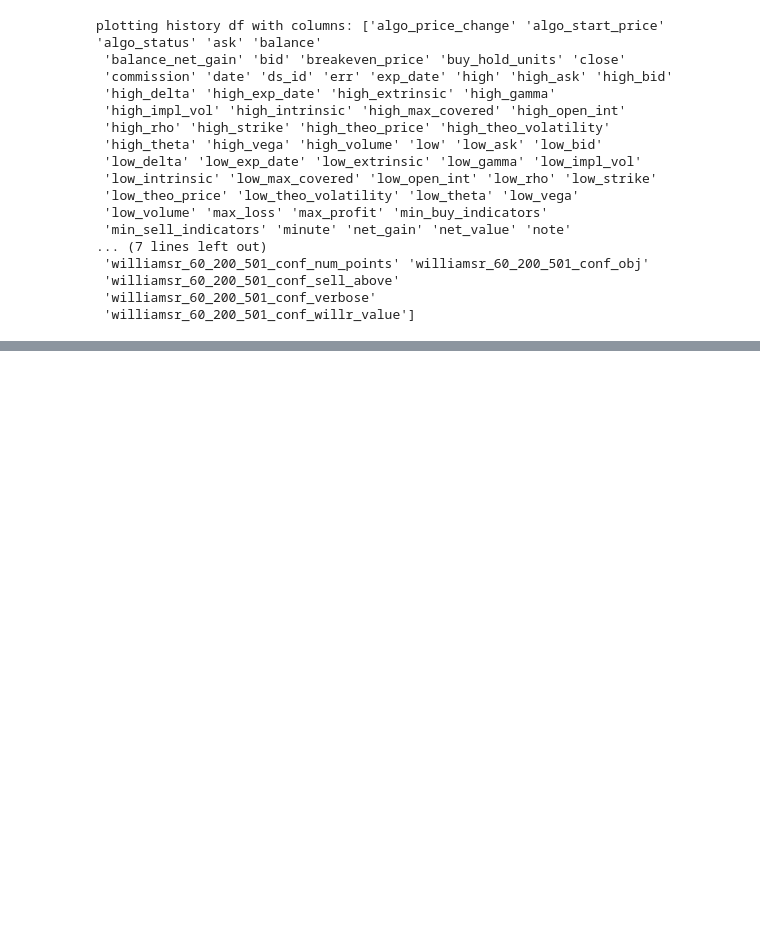
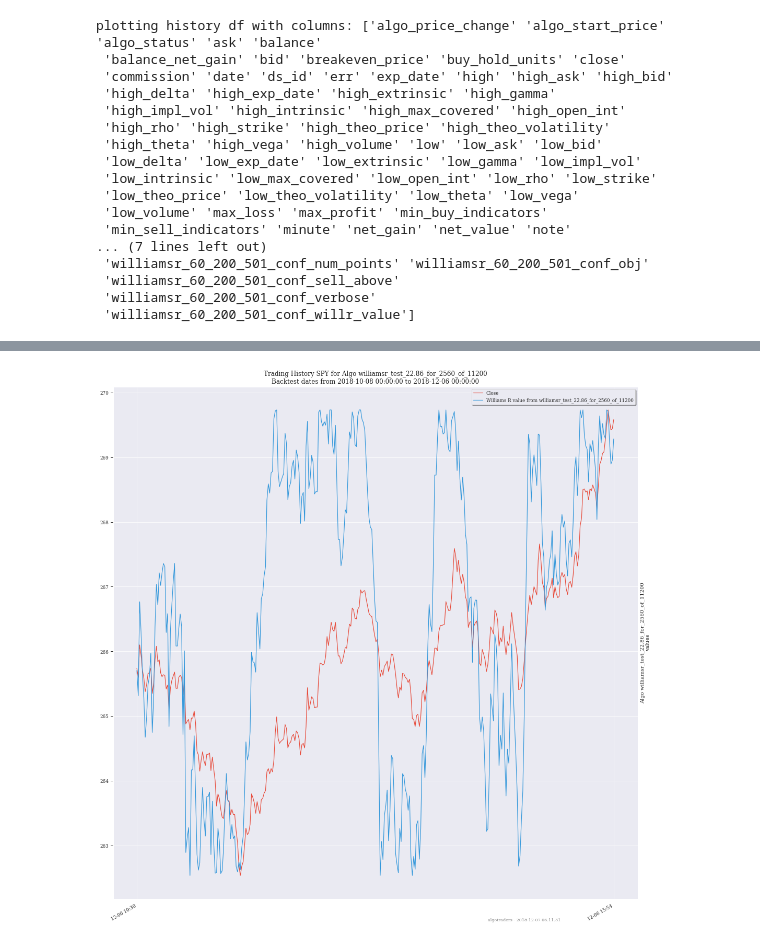
Before and after one commit to AlgoTraders/stock-analysis-engine, a Jupyter notebook: compose/docker/notebooks/Analyze Compressed Algorithm Trading Histories Stored in S3.ipynb, the cells around one changed output, grey strips where cells are left out. Drawn from its saved outputs; the diff is of its cells as text; code cells hidden in the pictures; blank space fills up the shorter version.

```diff
--- a/compose/docker/notebooks/Analyze Compressed Algorithm Trading Histories Stored in S3.ipynb
+++ b/compose/docker/notebooks/Analyze Compressed Algorithm Trading Histories Stored in S3.ipynb
@@ -136,0 +180,18 @@ plot_res = plot_trading_history.plot_trading_history(
+# %%
+import analysis_engine.algo as base_algo
+import analysis_engine.run_algo as run_algo
+
+ticker = algo_config['ticker']
+algo_obj = base_algo.BaseAlgo(ticker=ticker, config_dict=algo_config)
+
+print('algo started at: {}'.format(datetime.datetime.now().strftime('%Y-%m-%d %H:%M:%S')))
+algo_res = run_algo.run_algo(ticker=ticker, algo=algo_obj, raise_on_err=True)
+print('algo ended at: {}'.format(datetime.datetime.now().strftime('%Y-%m-%d %H:%M:%S')))
+
+if algo_res['status'] != consts.SUCCESS:
+    print(
+        'failed running algo backtest '
+        '{} hit status: {} error: {}'.format(
+            algo_obj.get_name(),
+            consts.get_status(status=algo_res['status']),
+            algo_res['err']))
@@ -136,0 +203,64 @@ plot_res = plot_trading_history.plot_trading_history(
+# %%
+print(
+    'backtest: {} {}'.format(
+        algo_obj.get_name(),
+        consts.get_status(status=algo_res['status'])))
+
+trading_history_dict = algo_obj.get_history_dataset()
+replay_df = trading_history_dict[ticker]
+
+if not hasattr(history_df, 'to_json'):
+    print('no history to plot')
+else:
+    print('plotting history')
+
+    first_date = replay_df['date'].iloc[0]
+    end_date = replay_df['date'].iloc[-1]
+    title = (
+        'Trading History {} for Algo {}\n'
+        'Backtest dates from {} to {}'.format(
+            ticker,
+            trading_history_dict['algo_name'],
+            first_date,
+            end_date))
+    use_xcol = 'date'
+    use_as_date_format = '%d\n%b'
+    if algo_config['timeseries'] == 'minute':
+        use_xcol = 'minute'
+        use_as_date_format = '%d %H:%M:%S\n%b'
+    xlabel = 'Dates vs {} values'.format(
+        trading_history_dict['algo_name'])
+    ylabel = 'Algo {}\nvalues'.format(
+        trading_history_dict['algo_name'])
+    df_filter = (replay_df['close'] > 0.01)
+
+    red = 'close'
+    red_label = 'Close'
+    blue = 'williamsr_60_200_501_conf_willr_value'
+    blue_label = 'Williams R value from {}'.format(algo_name)
+
+    start_index = -390  # trading day has 390 minutes
+
+    plot_res = plot_trading_history.plot_trading_history(
+        title=title,
+        df=replay_df[start_index:],
+        red=red,
+        red_color=red_color,
+        red_label=red_label,
+        blue=blue,
+        blue_color=blue_color,
+        blue_label=blue_label,
+        green=green,
+        green_label=green_label,
+        green_color=green_color,
+        orange=orange,
+        orange_label=orange_label,
+        orange_color=orange_color,
+        date_col=use_xcol,
+        date_format=use_as_date_format,
+        xlabel=xlabel,
+        ylabel=ylabel,
+        df_filter=df_filter,
+        show_plot=True,
+        dropna_for_all=True)
+# %% [output]
@@ -136,0 +269 @@ plot_res = plot_trading_history.plot_trading_history(
+[figure, added]
```
Also changed, not shown: parts of 24 cells of this notebook, 5 other files.
